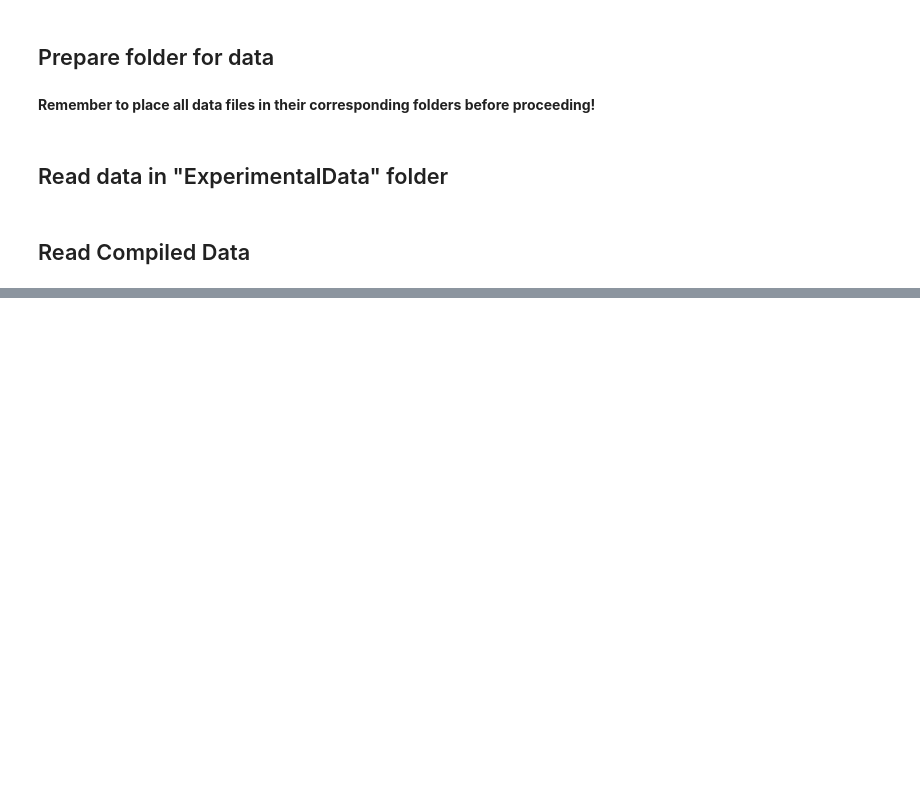
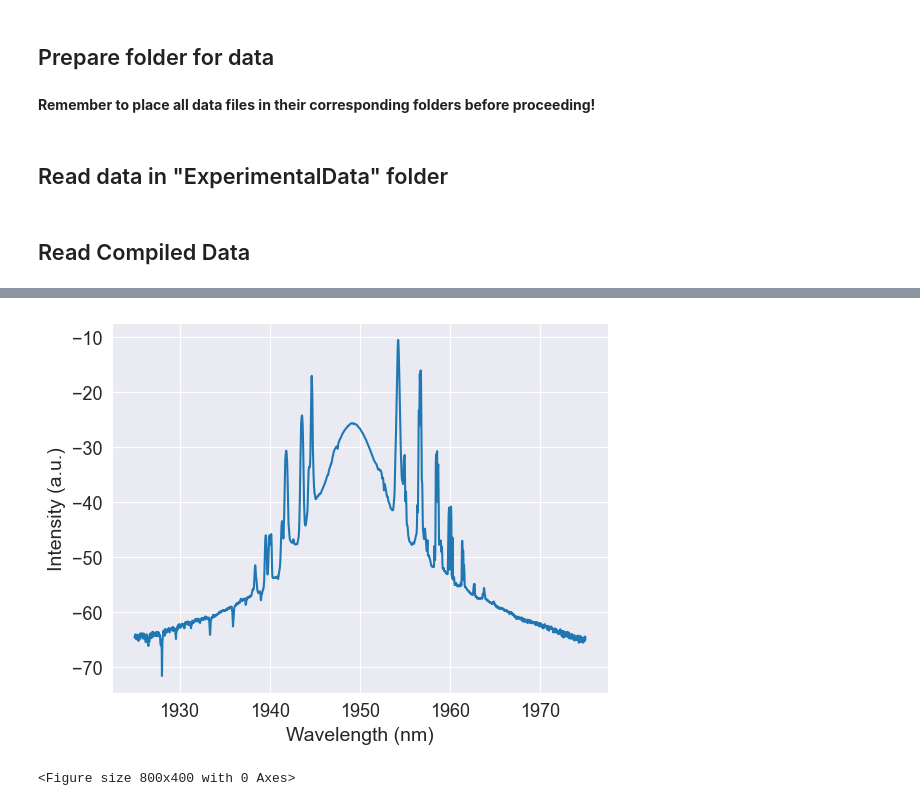
Before and after one commit to NiwEoj/Graph-o-matic-6000, a Jupyter notebook: graphs.ipynb, the cells around one changed output, grey strips where cells are left out. Cells and saved outputs as stored; diff of their text form; code cells hidden in the pictures; blank space fills up the shorter version.

```diff
--- a/graphs.ipynb
+++ b/graphs.ipynb
@@ -182,0 +173,65 @@ plt.figure(figsize=(8,4), tight_layout=True)
+# %%
+n = k*6
+
+x = dataframes_list.iloc[:,n]
+y = dataframes_list.iloc[:,n+k-1]
+plt.plot(x,y)
+
+sns.set_style(style='darkgrid')
+sns.color_palette('deep')
+plt.xlabel('Wavelength (nm)')
+plt.ylabel('Intensity (a.u.)')
+plt.rc('axes', titlesize=18)
+plt.rc('axes', labelsize=14)
+plt.rc('xtick', labelsize=13)
+plt.rc('ytick', labelsize=13)
+plt.rc('legend', fontsize=13)
+plt.rc('font', size=13)
+plt.figure(figsize=(8,4), tight_layout=True)
+
+# normalise data
+y_norm = (y - y.min())/(y.max()-y.min())
+y_peaks = []
+
+if x[0] < 800:
+    loaddat = ['Pulse interval','Pulse rate (MHz)']
+    # calculate pulse interval from OSC
+    # filter out peaks
+    for i in range(len(y_norm)):
+        if y_norm[i] > 0.75 and max(y_norm[i-1],y_norm[i],y_norm[i+1]) == y_norm[i]:
+            y_peaks.append(i)
+
+    # calculate pulse interval
+    x_peaks = x[y_peaks]
+    print("pulse interval is ", np.diff(x_peaks).mean(), "s")
+    print("pulse rate is ", 1/np.diff(x_peaks).mean()/1000000, "MHz")
+
+else:
+    Y_peaks = []
+    loaddat = ['Center wavelength','FWHM']
+    # find center wavelength
+    for i in range(len(y_norm)):
+        if (y_norm[i] > 0.75 and max(y_norm[i-2],y_norm[i-1],y_norm[i],y_norm[i+1],y_norm[i+2]) == y_norm[i]
+            and y[i]-y[i+1] < 0.5 and y[i]-y[i+2] < 0.5
+        ):
+            y_peaks.append(i)
+
+    for i in y_peaks:
+        if (y[i]-y[i-1] < 0.5 and y[i]-y[i-2] < 0.5 and max(y_norm[i-5],y_norm[i-4],y_norm[i-3],y_norm[i],y_norm[i+3],y_norm[i+4],y_norm[i+5]) == y_norm[i]
+            and y[i+5]-y[i-5] < 1 and y[i]-y[i+3] < 1
+        ):
+            Y_peaks.append(i)
+
+    if len(Y_peaks) == 1:
+        for i in range(Y_peaks[0],0,-1):
+            if y[Y_peaks[0]]-y[i] > 3:
+                break
+        fwhm_0 = i
+        for i in range(Y_peaks[0],len(y)):
+            if y[Y_peaks[0]]-y[i] > 3:
+                break
+        fwhm_1 = i
+        print("3dB bandwidth: ", round(x[fwhm_1]-x[fwhm_0+1],4), "nm")
+# %% [output]
+[figure, added]
+<Figure size 800x400 with 0 Axes>
```
Also changed, not shown: parts of 5 cells of this notebook.
